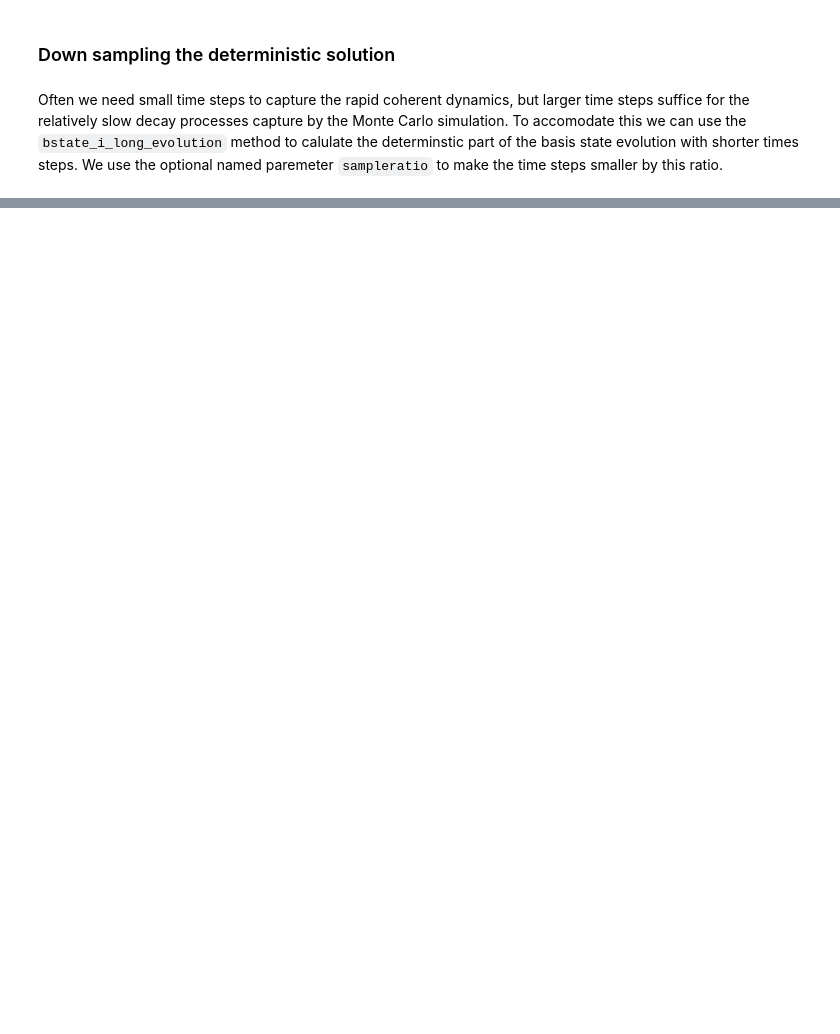
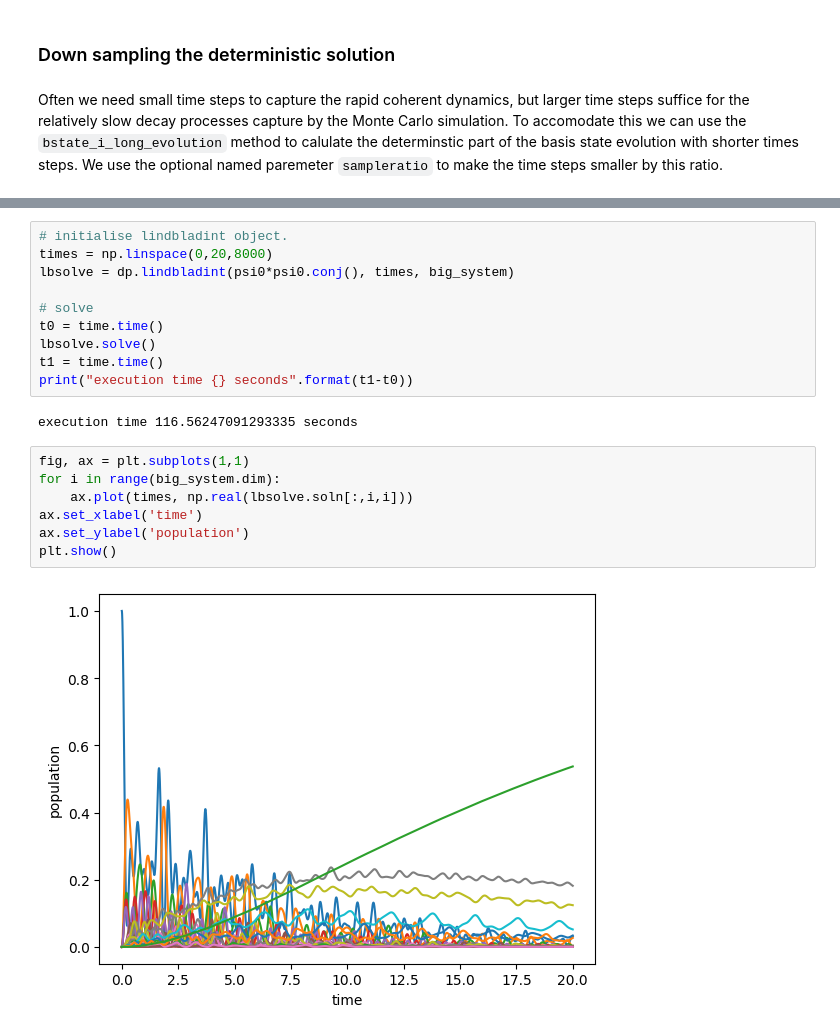
Before and after one commit to b-yuen/diracpy, a Jupyter notebook: examples/Tutorial - Part 2.ipynb, the cells around one changed output, grey strips where cells are left out. Saved outputs shown, nothing was run; the diff lists cells and outputs as text; blank space fills up the shorter version.

```diff
--- a/examples/Tutorial - Part 2.ipynb
+++ b/examples/Tutorial - Part 2.ipynb
@@ -302,0 +359,21 @@ IndexError: index 21 is out of bounds for axis 0 with size 21
+# %%
+# initialise lindbladint object.
+times = np.linspace(0,20,8000)
+lbsolve = dp.lindbladint(psi0*psi0.conj(), times, big_system)
+
+# solve
+t0 = time.time()
+lbsolve.solve()
+t1 = time.time()
+print("execution time {} seconds".format(t1-t0))
+# %% [output]
+execution time 116.56247091293335 seconds
+# %%
+fig, ax = plt.subplots(1,1)
+for i in range(big_system.dim):
+    ax.plot(times, np.real(lbsolve.soln[:,i,i]))
+ax.set_xlabel('time')
+ax.set_ylabel('population')
+plt.show()
+# %% [output]
+[figure, added]
```
Also changed, not shown: parts of 15 cells of this notebook.
